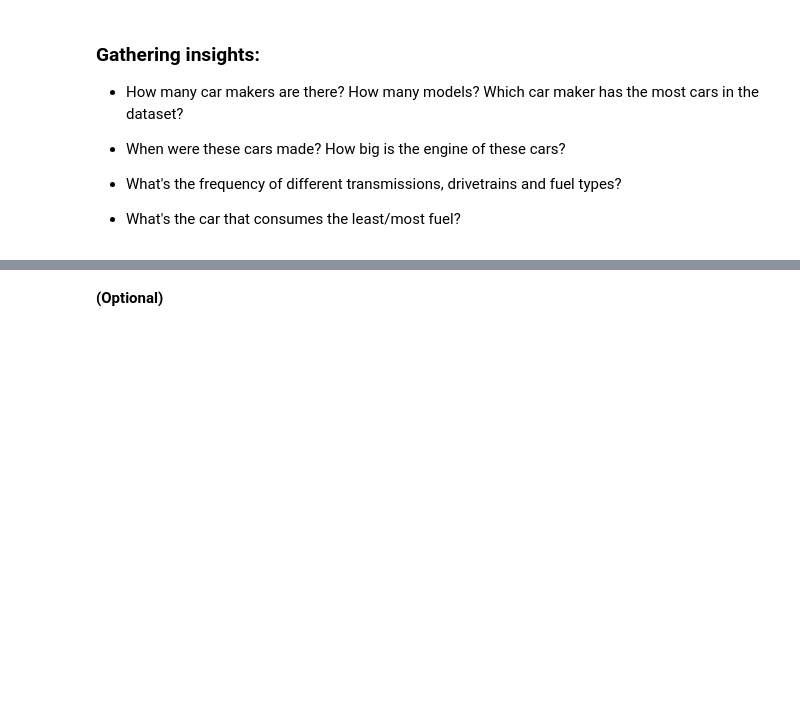
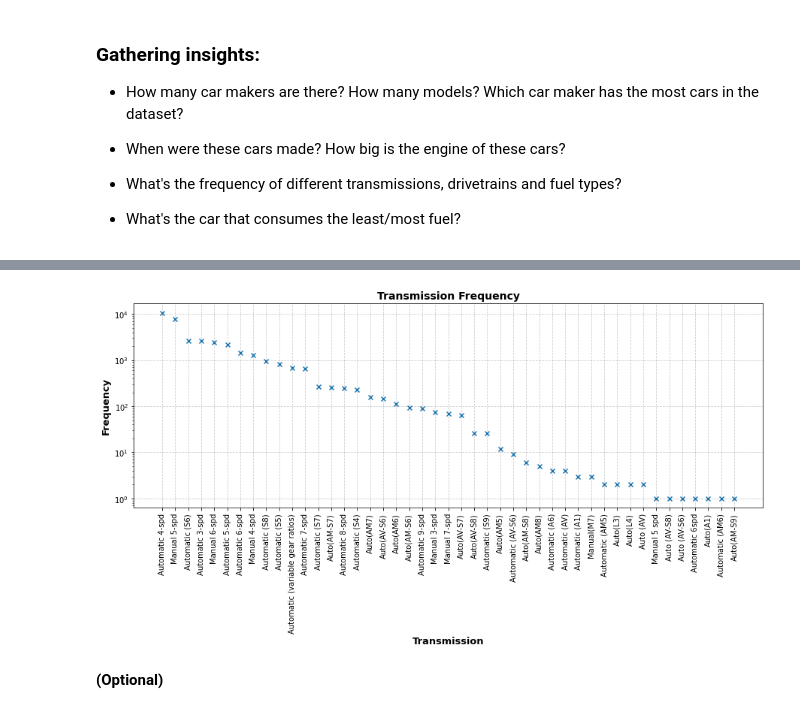
Before and after one commit to pkuestions/IH_RH_DA_FT_AUG_2022, a Jupyter notebook: Class_Materials/Pandas/Labs/Lab_Pandas_part_1.ipynb, the cells around one changed output, grey strips where cells are left out. Drawn from its saved outputs; the diff is of its cells as text; code cells hidden in the pictures; blank space fills up the shorter version.

```diff
--- a/Class_Materials/Pandas/Labs/Lab_Pandas_part_1.ipynb
+++ b/Class_Materials/Pandas/Labs/Lab_Pandas_part_1.ipynb
@@ -100,0 +111,2 @@ num_observations
+# %%
+df_vehicles = pd.read_csv("data/vehicles.csv")
@@ -100,0 +116,4 @@ num_observations
+# %%
+Gram_per_Km = list(map(lambda x: x * (1/1.60934), df_vehicles["CO2 Emission Grams/Mile"]))
+df_vehicles.insert(len(df_vehicles.columns)-1, "CO2 Emission Grams/Km", Gram_per_Km)
+df_vehicles
@@ -100,0 +134,4 @@ num_observations
+# %%
+df_vehicles.insert(list(df_vehicles.columns).index("Transmission")+1,
+                   "Transmission_Auto", df_vehicles["Transmission"].str.startswith("Auto"))
+df_vehicles
@@ -100,0 +152,8 @@ num_observations
+# %%
+df_vehicles["City MPG"] = list(map(lambda x: x * (1.60934/3.78541), df_vehicles["City MPG"]))
+df_vehicles["Highway MPG"] = list(map(lambda x: x * (1.60934/3.78541), df_vehicles["Highway MPG"]))
+df_vehicles["Combined MPG"] = list(map(lambda x: x * (1.60934/3.78541), df_vehicles["Combined MPG"]))
+
+df_vehicles.rename(columns={"City MPG": "City km/L", "Highway MPG": "Highway km/L", "Combined MPG": "Combined km/L"},
+                   inplace=True)
+df_vehicles
@@ -137,3 +263,30 @@ $$ \frac{Miles}{Gallon} -> \frac{Miles}{Gallon} * \frac{1.60934Km}{ 1Miles} * \f
+# %%
+# GENERAL
+fig, ax = plt.subplots(figsize=(15,5))
+ax.grid(alpha=0.2, color="k", ls="--")
+plt.title("Transmission Frequency", size=14, weight="bold")
+
+# PLOTTING DATA
+ydata = list(Transmission_Frequency)
+xdata = list(range(len(ydata)))
+
+Transmission_Labels = sorted(dict(Counter(df_vehicles["Transmission"])).items(), key=operator.itemgetter(1))
+Transmission_Labels = [Transmission_Labels[label][0] for label in range(len(Transmission_Labels))][::-1]
+
+# PLOTTING
+plt.scatter(xdata, ydata, marker="x")
+
+# AXIS HANDLING
+#plt.xlabels()
+ax.set_xlabel("Transmission", size=13, weight="bold")
+ax.set_xticks(xdata, Transmission_Labels, rotation=90)
+ax.set_ylabel("Frequency", size=13, weight="bold")
+ax.set_yscale('log')
+
+plt.show()
+pass;
+# %% [output]
+[figure, added]
 # %% [markdown]
 <b> (Optional)
 # %% [markdown]
```
Also changed, not shown: parts of 18 cells of this notebook, 1 other file.
